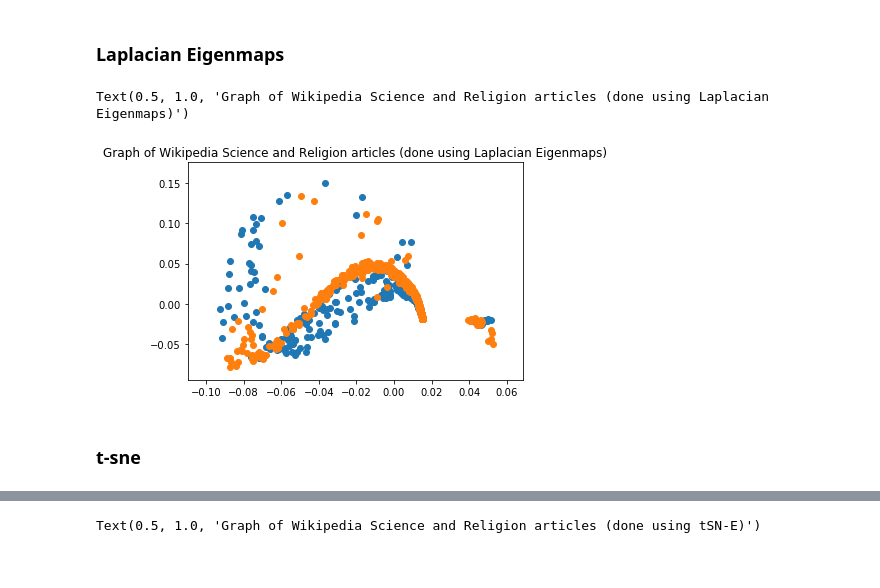
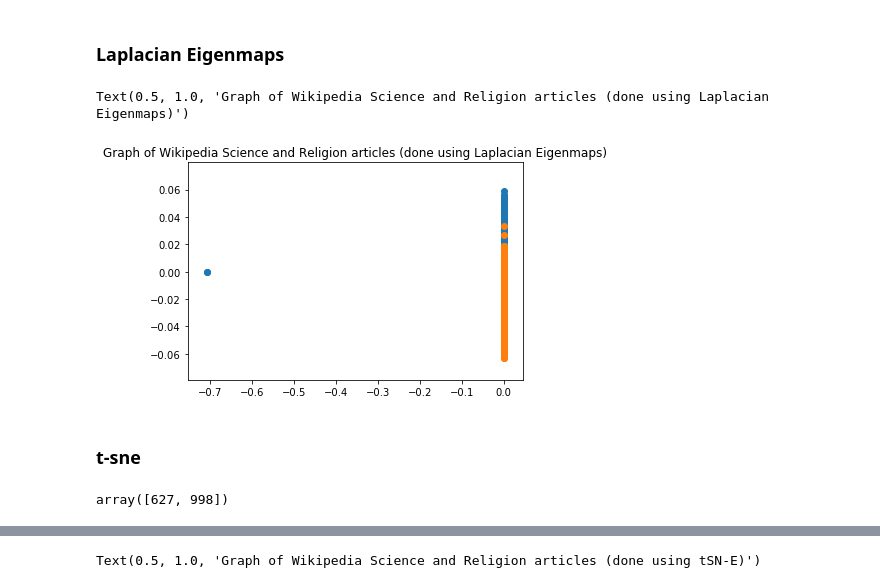
Before and after one commit to aaag97/ntds-projects, a Jupyter notebook: Project/wikipedia.ipynb, the cells around one changed output, grey strips where cells are left out. Saved outputs shown, nothing was run; the diff lists cells and outputs as text; code cells hidden in the pictures.

```diff
--- a/Project/wikipedia.ipynb
+++ b/Project/wikipedia.ipynb
@@ -544,6 +544,6 @@ plt.show()
 # %%
 from sklearn.neighbors import NearestNeighbors
-neigh = NearestNeighbors(n_neighbors=6)
+neigh = NearestNeighbors(n_neighbors=10)
 neigh.fit(distances)
 A = neigh.kneighbors_graph(distances)
 knn = A.toarray()
@@ -655,13 +688,17 @@ visu = VisUtils()
 # %% [markdown]
 ### Laplacian Eigenmaps
 # %%
-twoD_embeddings = visu.laplacian_eigenmaps(distances, dim=2, sigma= 5*np.mean(distances), epsilon=0.90, normalize=True)
+twoD_embeddings = visu.laplacian_eigenmaps(distances, dim=2, sigma= 4*np.mean(distances), epsilon=0.70, normalize=True)
 # %%
-plt.scatter(twoD_embeddings[0:700,0], twoD_embeddings[0:700,1], label=1)
-plt.scatter(twoD_embeddings[700:2650,0], twoD_embeddings[700:2650,1], label=2)
+plt.scatter(twoD_embeddings[labels_df[labels_df["label"] == 0].index,0], twoD_embeddings[labels_df[labels_df["label"] == 0].index,1], label=1)
+plt.scatter(twoD_embeddings[labels_df[labels_df["label"] == 1].index,0], twoD_embeddings[labels_df[labels_df["label"] == 1].index,1], label=2)
 plt.title('Graph of Wikipedia Science and Religion articles (done using Laplacian Eigenmaps)')
 # %% [output]
 Text(0.5, 1.0, 'Graph of Wikipedia Science and Religion articles (done using Laplacian Eigenmaps)')
-[figure, old version]
+[figure, new version]
 # %% [markdown]
 ### t-sne
+# %%
+np.argmin(twoD_embeddings, 0)
+# %% [output]
+array([627, 998])
```
Also changed, not shown: parts of 10 cells of this notebook.
